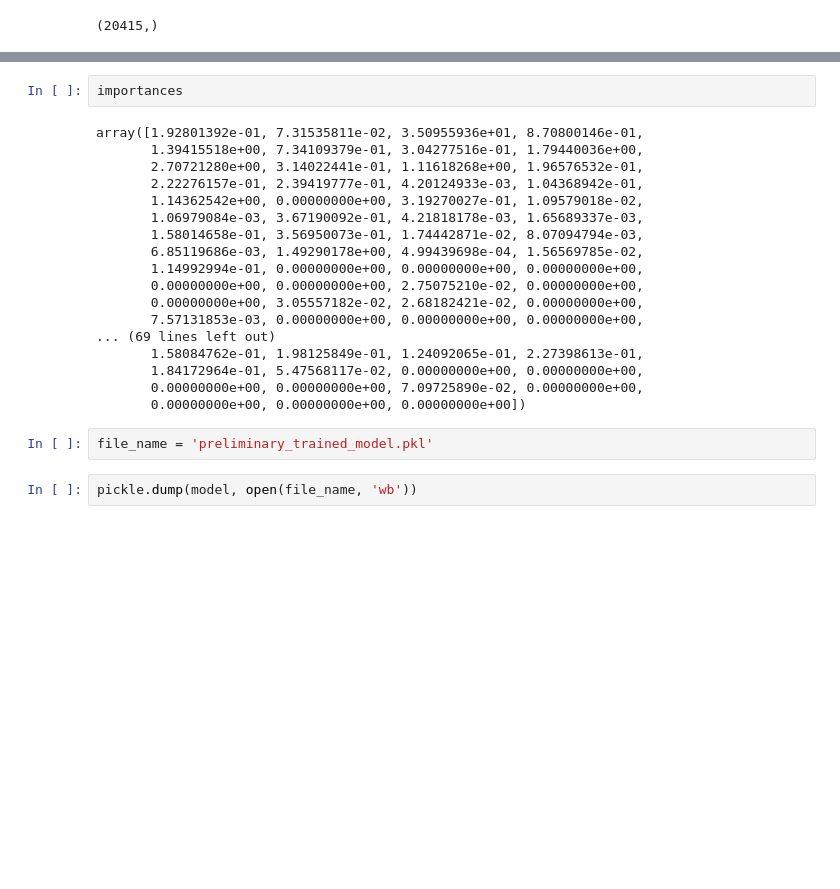
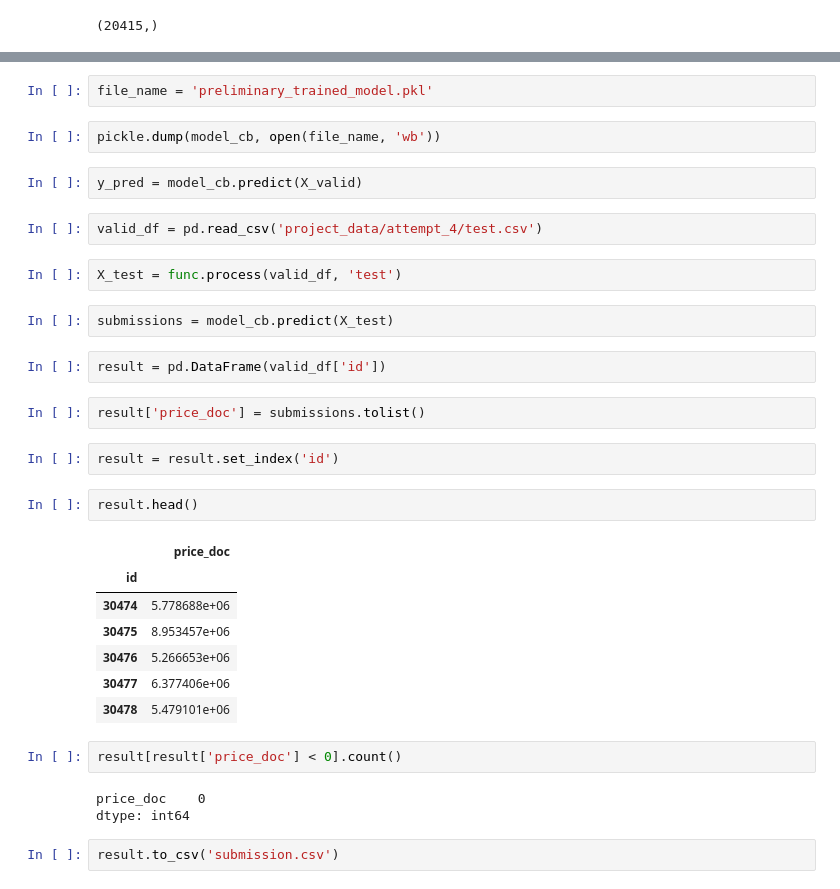
Before and after one commit to fandom170/GB_Final, a Jupyter notebook: Sberbank_estate_model.ipynb, the cells around one changed output, grey strips where cells are left out. Saved outputs shown, nothing was run; the diff lists cells and outputs as text; blank space fills up the shorter version.

```diff
--- a/Sberbank_estate_model.ipynb
+++ b/Sberbank_estate_model.ipynb
@@ -585,24 +707,35 @@ plt.show()
-# %%
-importances
-# %% [output]
-array([1.92801392e-01, 7.31535811e-02, 3.50955936e+01, 8.70800146e-01,
-       1.39415518e+00, 7.34109379e-01, 3.04277516e-01, 1.79440036e+00,
-       2.70721280e+00, 3.14022441e-01, 1.11618268e+00, 1.96576532e-01,
-       2.22276157e-01, 2.39419777e-01, 4.20124933e-03, 1.04368942e-01,
-       1.14362542e+00, 0.00000000e+00, 3.19270027e-01, 1.09579018e-02,
-       1.06979084e-03, 3.67190092e-01, 4.21818178e-03, 1.65689337e-03,
-       1.58014658e-01, 3.56950073e-01, 1.74442871e-02, 8.07094794e-03,
-       6.85119686e-03, 1.49290178e+00, 4.99439698e-04, 1.56569785e-02,
-       1.14992994e-01, 0.00000000e+00, 0.00000000e+00, 0.00000000e+00,
-       0.00000000e+00, 0.00000000e+00, 2.75075210e-02, 0.00000000e+00,
-       0.00000000e+00, 3.05557182e-02, 2.68182421e-02, 0.00000000e+00,
-       7.57131853e-03, 0.00000000e+00, 0.00000000e+00, 0.00000000e+00,
-... (69 lines left out)
-       1.58084762e-01, 1.98125849e-01, 1.24092065e-01, 2.27398613e-01,
-       1.84172964e-01, 5.47568117e-02, 0.00000000e+00, 0.00000000e+00,
-       0.00000000e+00, 0.00000000e+00, 7.09725890e-02, 0.00000000e+00,
-       0.00000000e+00, 0.00000000e+00, 0.00000000e+00])
 # %%
 file_name = 'preliminary_trained_model.pkl'
 # %%
-pickle.dump(model, open(file_name, 'wb'))
+pickle.dump(model_cb, open(file_name, 'wb'))
+# %%
+y_pred = model_cb.predict(X_valid)
+# %%
+valid_df = pd.read_csv('project_data/attempt_4/test.csv')
+# %%
+X_test = func.process(valid_df, 'test')
+# %%
+submissions = model_cb.predict(X_test)
+# %%
+result = pd.DataFrame(valid_df['id'])
+# %%
+result['price_doc'] = submissions.tolist()
+# %%
+result = result.set_index('id')
+# %%
+result.head()
+# %% [output]
+|  | price_doc |
+| id |  |
+| 30474 | 5.778688e+06 |
+| 30475 | 8.953457e+06 |
+| 30476 | 5.266653e+06 |
+| 30477 | 6.377406e+06 |
+| 30478 | 5.479101e+06 |
+# %%
+result[result['price_doc'] < 0].count()
+# %% [output]
+price_doc    0
+dtype: int64
+# %%
+result.to_csv('submission.csv')
```
Also changed, not shown: parts of 121 cells of this notebook, 4 other files.
